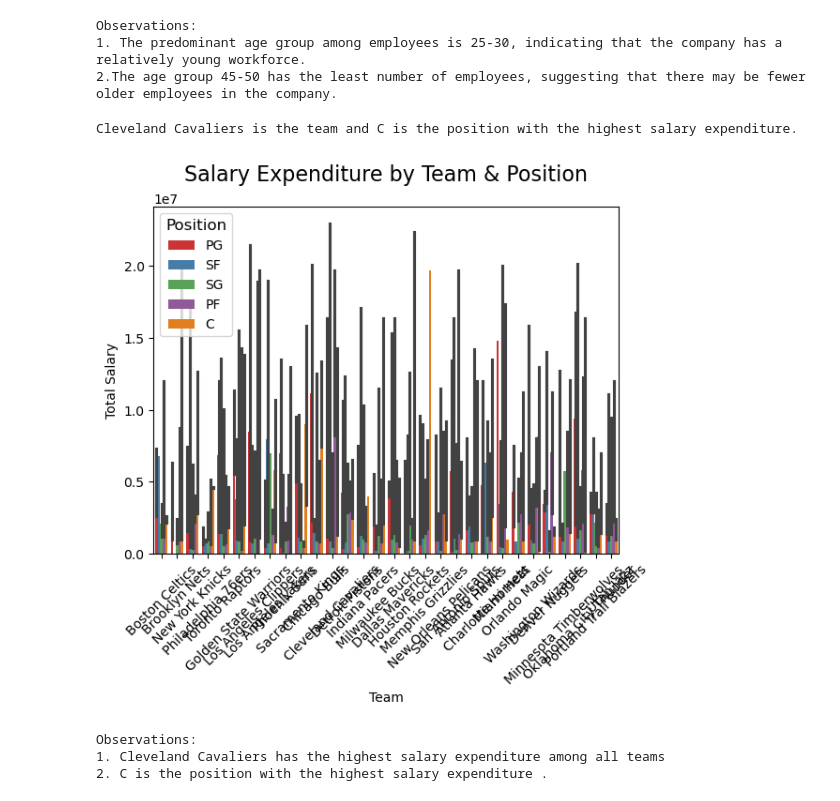
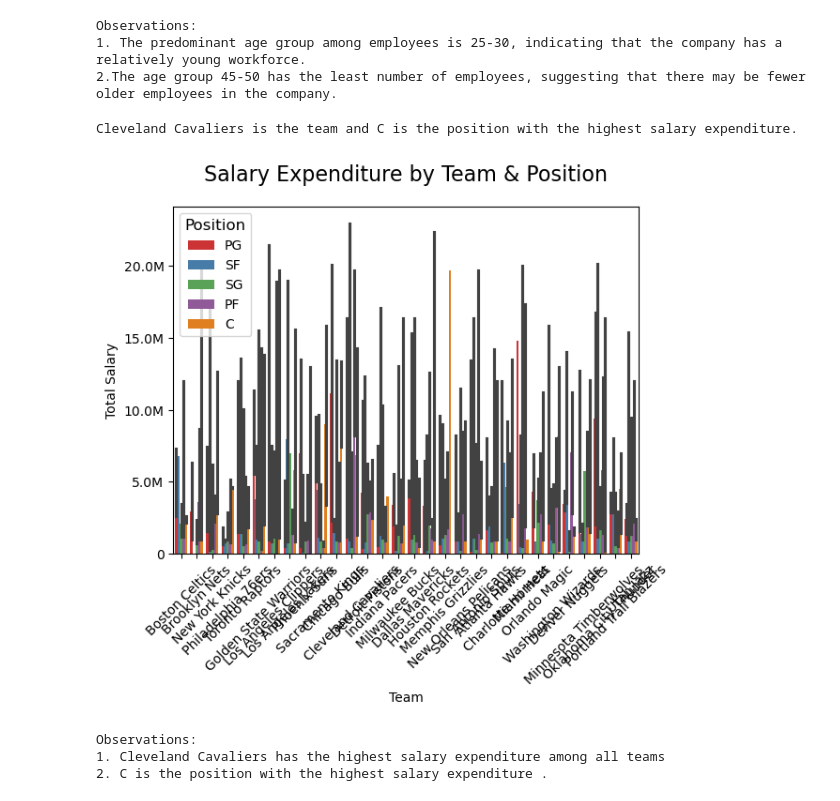
Before and after one commit to binoy-vadakkedathmethil/Python-Assessment, a Jupyter notebook: python_assessment_2.ipynb, the cells around one changed output. Drawn from its saved outputs; the diff is of its cells as text; code cells hidden in the pictures.

```diff
--- a/python_assessment_2.ipynb
+++ b/python_assessment_2.ipynb
@@ -103,26 +104,35 @@ Observations:
 # %%
 # Highest Salary Expenditure (Team & Position)
 salary_by_team = df.groupby("Team")["Salary"].sum()
 highest_salary_team = salary_by_team.idxmax()
 # print("Team with highest salary expenditure:", highest_salary_team)
 salary_by_position = df.groupby("Position")["Salary"].sum()
 highest_salary_position = salary_by_position.idxmax()
 print(f"{highest_salary_team} is the team and {highest_salary_position} is the position with the highest salary expenditure.")
 
-sns.barplot(data=df, x='Team', y='Salary', hue='Position',
-            palette='Set1')
+ax = sns.barplot(data=df, x='Team', y='Salary', hue='Position', palette='Set1')
+# Function to format numbers
+def format_salary(x, pos):
+    if x >= 1_000_000_000:
+        return f'{x/1_000_000_000:.1f}B'
+    elif x >= 1_000_000:
+        return f'{x/1_000_000:.1f}M'
+    else:
+        return f'{x:,.0f}'
+#  x axis salary formated
+ax.yaxis.set_major_formatter(ticker.FuncFormatter(format_salary))
 plt.title('Salary Expenditure by Team & Position', fontsize=16, pad=20)
 plt.xlabel('Team')
 plt.ylabel('Total Salary')
 plt.xticks(rotation=45)
 plt.legend(title='Position', title_fontsize=12)
 plt.show()
 print("Observations:")
 print("1. Cleveland Cavaliers has the highest salary expenditure among all teams")
 print("2. C is the position with the highest salary expenditure .\n")
 # %% [output]
 Cleveland Cavaliers is the team and C is the position with the highest salary expenditure.
-[figure, old version]
+[figure, new version]
 Observations:
 1. Cleveland Cavaliers has the highest salary expenditure among all teams
 2. C is the position with the highest salary expenditure .
```
Also changed, not shown: parts of 3 cells of this notebook.
